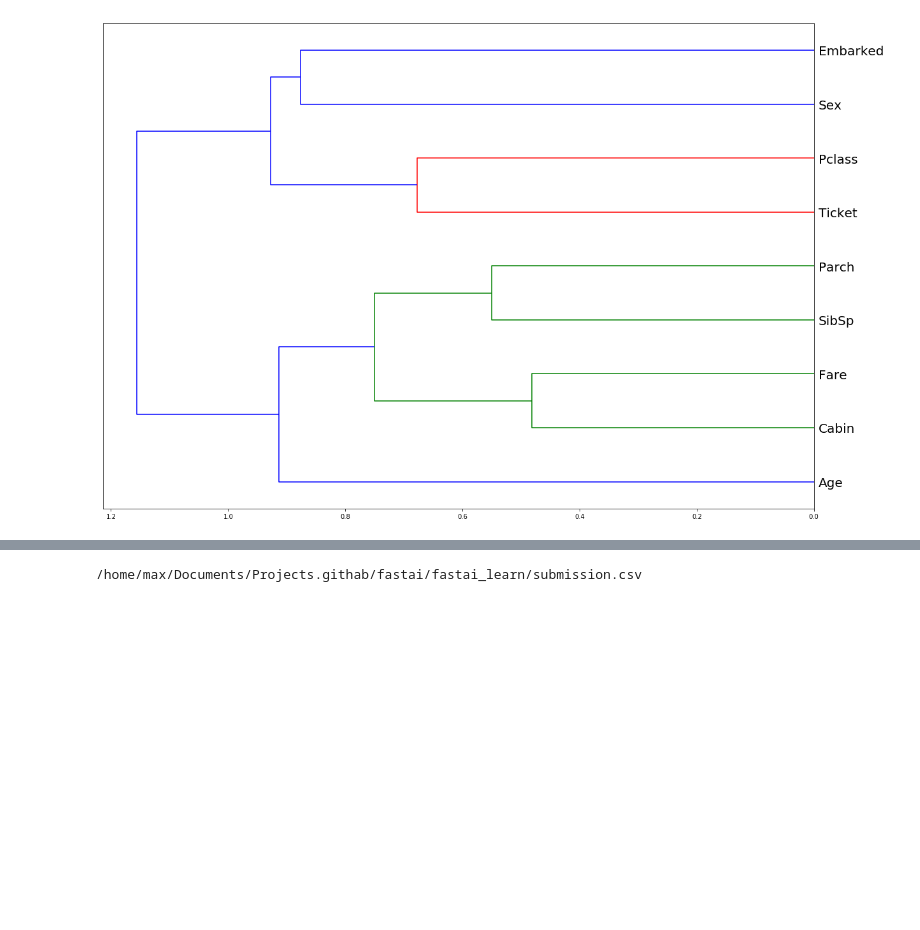
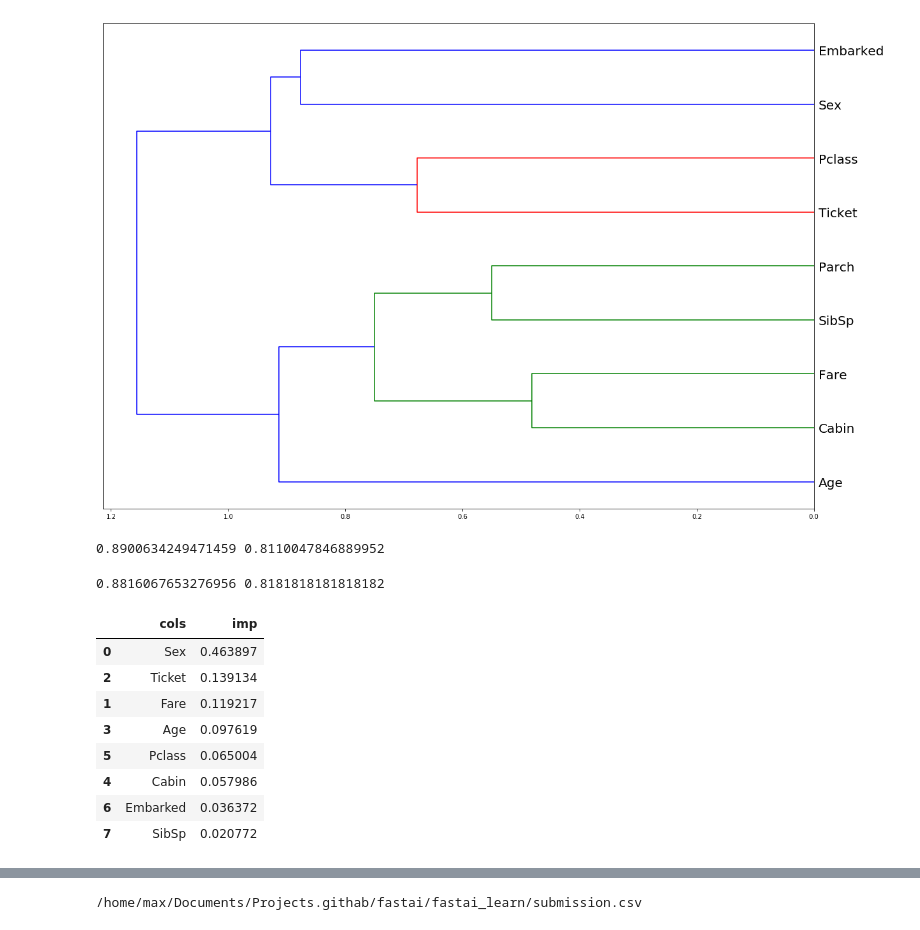
Before and after one commit to kugmax/fastai_learn, a Jupyter notebook: Titanic Machine Learning from Disaster (random forest).ipynb, the cells around one changed output, grey strips where cells are left out. Saved outputs shown, nothing was run; the diff lists cells and outputs as text; code cells hidden in the pictures; blank space fills up the shorter version.

```diff
--- a/Titanic Machine Learning from Disaster (random forest).ipynb
+++ b/Titanic Machine Learning from Disaster (random forest).ipynb
@@ -164,3 +163,11 @@ dendrogram = hc.dendrogram(z, labels=df.columns, orientation='left', leaf_font_s
 plt.show()
 # %% [output]
 [figure]
+# %%
+print_score(m)
+# %% [output]
+0.8900634249471459 0.8110047846889952
+# %%
+n_left = 8
+df_keep = df[fi[:n_left].cols].copy()
+df_test_keep = df_test[fi[:n_left].cols].copy()
@@ -167 +176,20 @@ plt.show()
+# %%
+m = RandomForestClassifier(n_estimators=40, min_samples_leaf=5, max_features=0.5, n_jobs=-1, oob_score=True)
+X_train, X_valid = split_vals(df_keep, n_trn)
+m.fit(X_train, y_train)
+print_score(m)
+# %% [output]
+0.8816067653276956 0.8181818181818182
+# %%
+fi = rf_feat_importance(m, df_keep); fi
+# %% [output]
+|  | cols | imp |
+| 0 | Sex | 0.463897 |
+| 2 | Ticket | 0.139134 |
+| 1 | Fare | 0.119217 |
+| 3 | Age | 0.097619 |
+| 5 | Pclass | 0.065004 |
+| 4 | Cabin | 0.057986 |
+| 6 | Embarked | 0.036372 |
+| 7 | SibSp | 0.020772 |
 # %%
```
Also changed, not shown: parts of 11 cells of this notebook.
